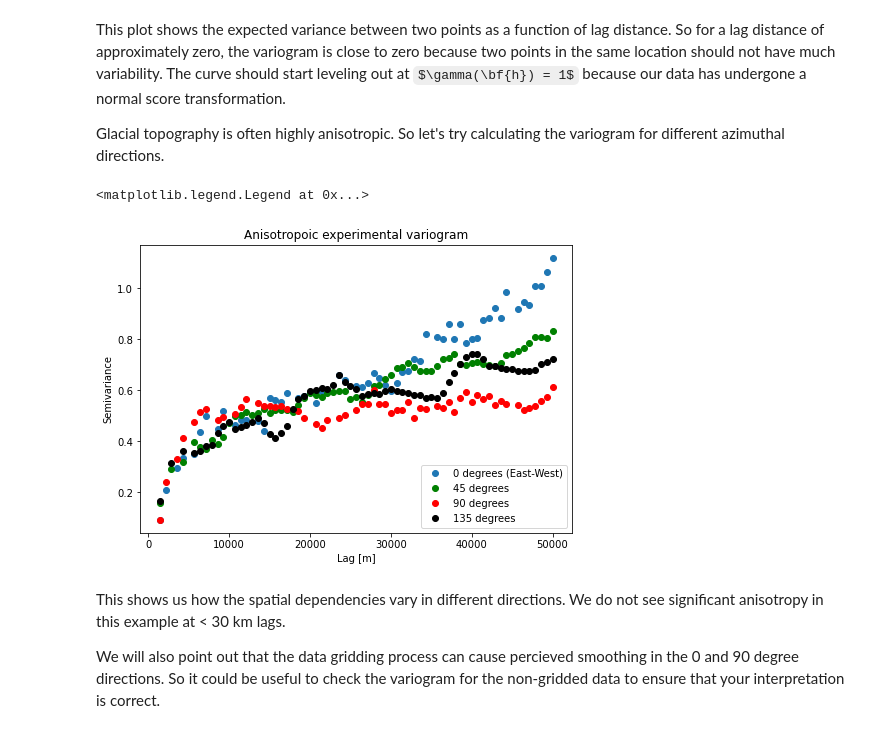
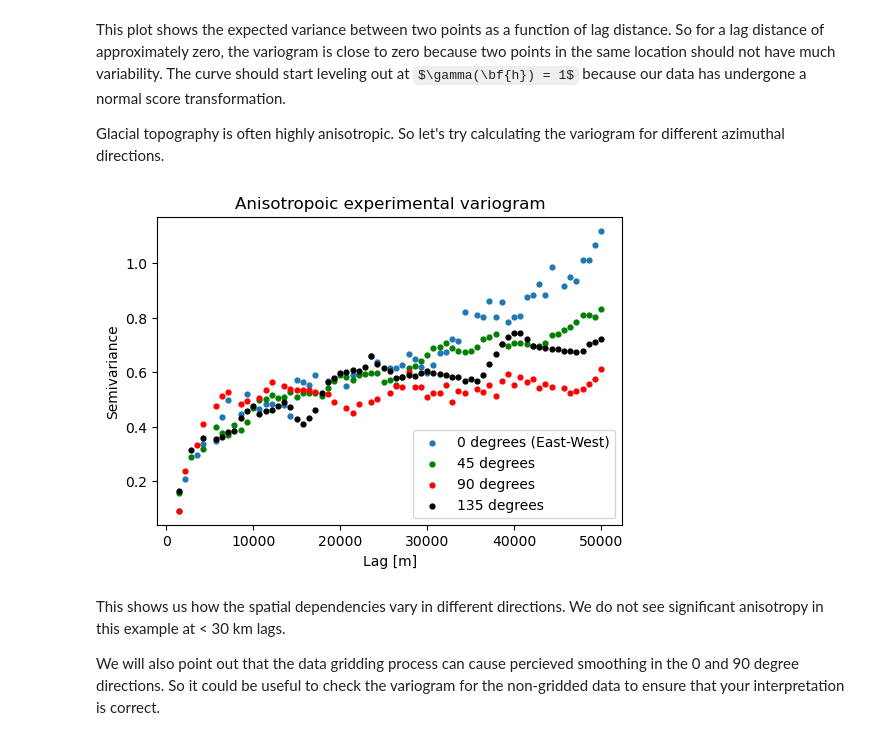
Before and after one commit to GatorGlaciology/GStatSim, a Jupyter notebook: GStat-Sim/1_Experimental_Variogram.ipynb, the cells around one changed output. Saved outputs shown, nothing was run; the diff lists cells and outputs as text; code cells hidden in the pictures; some formulas as TeX source.

```diff
--- a/GStat-Sim/1_Experimental_Variogram.ipynb
+++ b/GStat-Sim/1_Experimental_Variogram.ipynb
@@ -193,18 +207,17 @@ x135 = V135.bins
 y135 = V135.experimental
 # %%
 # plot multidirectional variogram
-fig = plt.figure()
-plt.plot(x0,y0,'o', label='0 degrees (East-West)')
-plt.plot(x45,y45,'og', label='45 degrees')
-plt.plot(x90,y90,'or', label='90 degrees')
-plt.plot(x135,y135,'ok', label='135 degrees')
+plt.figure(figsize=(6,4))
+plt.scatter(x0, y0, s=12, label='0 degrees (East-West)')
+plt.scatter(x45, y45,s=12, c='g', label='45 degrees')
+plt.scatter(x90, y90, s=12, c='r', label='90 degrees')
+plt.scatter(x135, y135, s=12, c='k', label='135 degrees')
 plt.title('Anisotropoic experimental variogram')
 plt.xlabel('Lag [m]'); plt.ylabel('Semivariance')
-plt.subplots_adjust(left=0.0, bottom=0.0, right=1, top=1) # adjust the plot size
 plt.legend(loc='lower right')
+plt.show()
 # %% [output]
-<matplotlib.legend.Legend at 0x...>
-[figure, old version]
+[figure, new version]
 # %% [markdown]
 This shows us how the spatial dependencies vary in different directions. We do not see significant anisotropy in this example at < 30 km lags.
 
```
Also changed, not shown: parts of 10 cells of this notebook, 2 other files.
